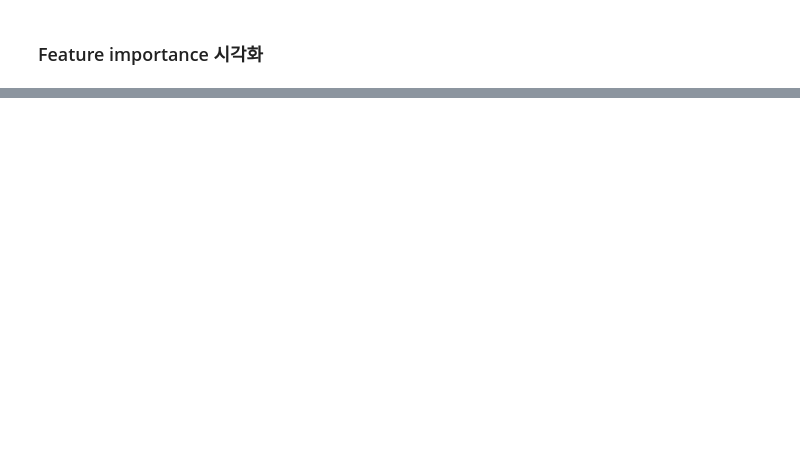
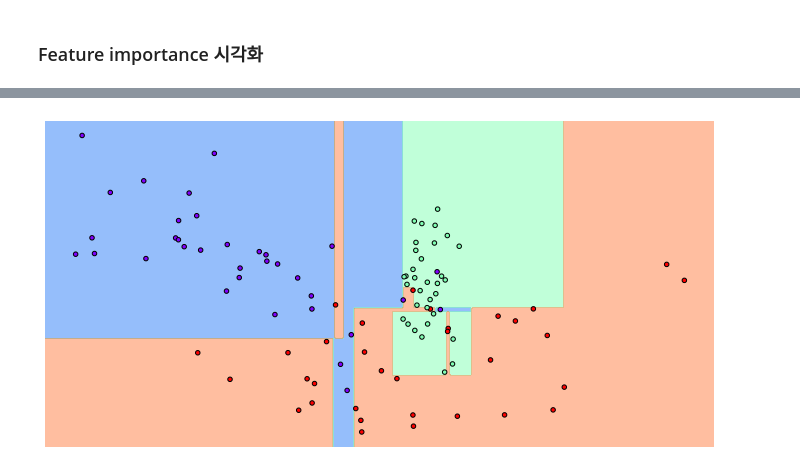
Before and after one commit to unknown-jun/Machine_Learning, a Jupyter notebook: ML_Book/05. Classification.ipynb, the cells around one changed output, grey strips where cells are left out. Cells and saved outputs as stored; diff of their text form; code cells hidden in the pictures; blank space fills up the shorter version.

```diff
--- a/ML_Book/05. Classification.ipynb
+++ b/ML_Book/05. Classification.ipynb
@@ -200,0 +225,33 @@ petal width (cm):0.420
+# %%
+def visualize_boundary(estimator, X, y):
+    import matplotlib.pyplot as plt
+    from sklearn.metrics import accuracy_score
+    import numpy as np
+
+    estimator.fit(X, y)
+    fig, ax = plt.subplots(figsize=(12, 6))
+    ax.scatter(X[:,0], X[:,1], c=y, cmap='rainbow', edgecolor='k', s=20, zorder=3);
+    ax.axis('tight')
+    ax.axis('off')
+
+    estimator.fit(X, y)
+
+    xlim_start , xlim_end = ax.get_xlim()
+    ylim_start , ylim_end = ax.get_ylim()
+
+    xx, yy = np.meshgrid( np.arange(xlim_start, xlim_end, 0.02),
+                          np.arange(ylim_start, ylim_end, 0.02))
+
+    Z = estimator.predict(np.c_[xx.ravel(), yy.ravel()])
+    Z = Z.reshape(xx.shape)
+
+    ax.contourf(xx, yy, Z, alpha=0.5,
+                           levels=np.arange(len(np.unique(y)) + 1) - 0.5,
+                           cmap='rainbow');
+# %%
+# 특정한 트리 생성 제약 없는 결정 트리의 학습과 결정 경계 시각화
+
+dt_clf = DecisionTreeClassifier()
+visualize_boundary(dt_clf, X_features, y_labels)
+# %% [output]
+[figure, added]
```
Also changed, not shown: parts of 14 cells of this notebook.
